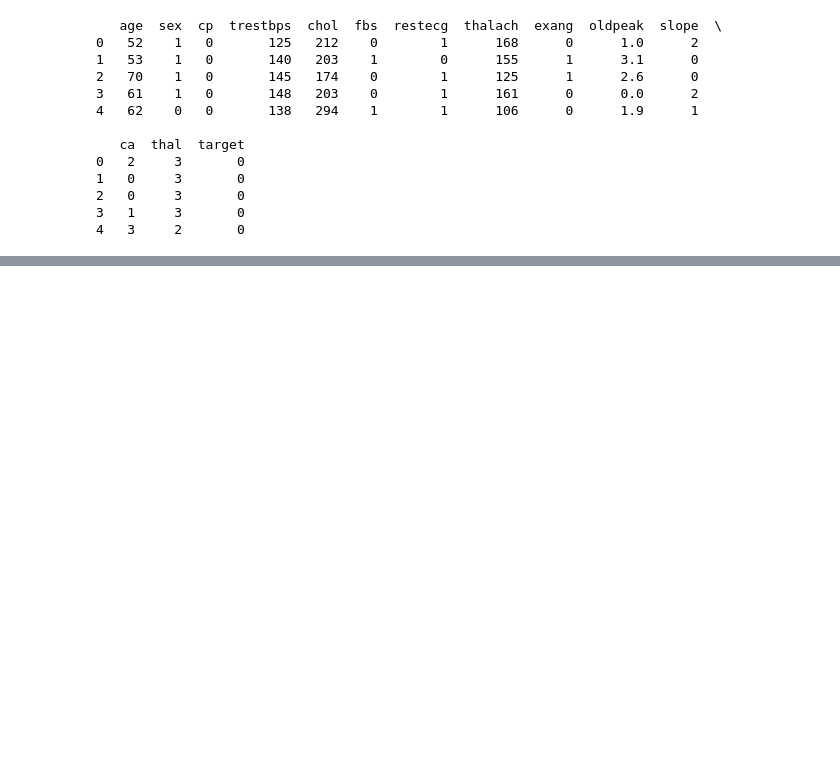
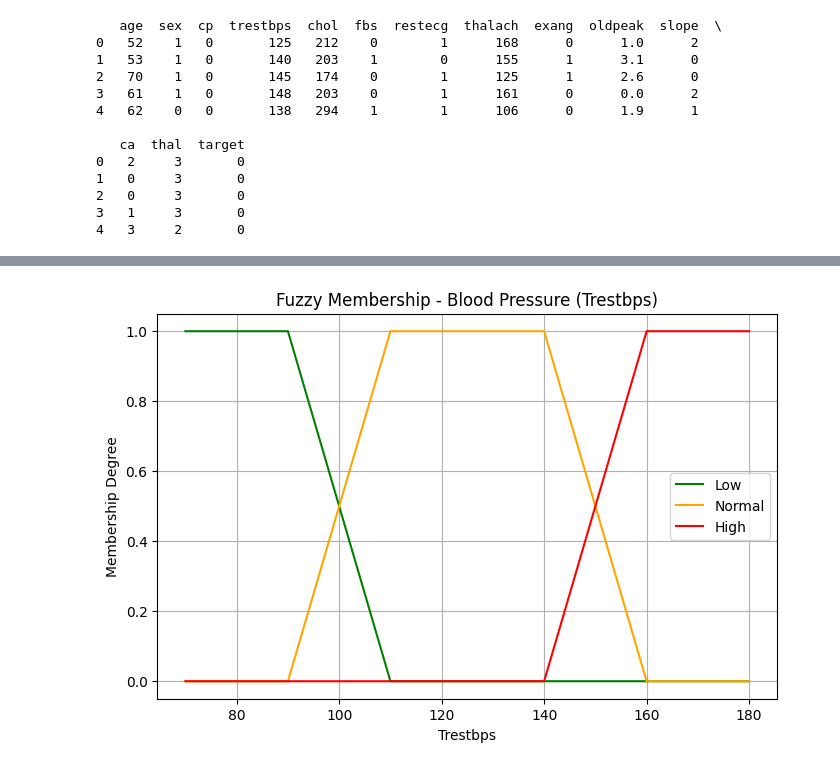
Before and after one commit to riarumoda/csv-fuzzy, a Jupyter notebook: PredictCardiovascularDisease.ipynb, the cells around one changed output, grey strips where cells are left out. Saved outputs shown, nothing was run; the diff lists cells and outputs as text; code cells hidden in the pictures; blank space fills up the shorter version.

```diff
--- a/PredictCardiovascularDisease.ipynb
+++ b/PredictCardiovascularDisease.ipynb
@@ -161,0 +185,43 @@ plt.show()
+# %%
+# Blood Pressure
+def fuzzy_trestbps(trestbps):
+    tekanan = {"Low": 0, "Normal": 0, "High": 0}
+    b1, b2, b3, b4 = 90, 110, 140, 160
+
+    if trestbps <= b1:
+        tekanan["Low"] = 1
+    elif b1 < trestbps < b2:
+        tekanan["Low"] = float((b2 - trestbps) / (b2 - b1))
+        tekanan["Normal"] = float((trestbps - b1) / (b2 - b1))
+    elif b2 <= trestbps <= b3:
+        tekanan["Normal"] = 1
+    elif b3 < trestbps < b4:
+        tekanan["Normal"] = float((b4 - trestbps) / (b4 - b3))
+        tekanan["High"] = float((trestbps - b3) / (b4 - b3))
+    elif trestbps >= b4:
+        tekanan["High"] = 1
+
+    return tekanan
+
+# Visualisasi Trestbps
+x1 = [70, 90, 110, 180]        # Low
+y1 = [1, 1, 0, 0]
+
+x2 = [70, 90, 110, 140, 160, 180]  # Normal
+y2 = [0, 0, 1, 1, 0, 0]
+
+x3 = [70, 140, 160, 180]      # High
+y3 = [0, 0, 1, 1]
+
+plt.figure(figsize=(8,5))
+plt.title("Fuzzy Membership - Blood Pressure (Trestbps)")
+plt.plot(x1, y1, label="Low", color="green")
+plt.plot(x2, y2, label="Normal", color="orange")
+plt.plot(x3, y3, label="High", color="red")
+plt.xlabel("Trestbps")
+plt.ylabel("Membership Degree")
+plt.legend()
+plt.grid(True)
+plt.show()
+# %% [output]
+[figure, added]
```
Also changed, not shown: parts of 27 cells of this notebook.
